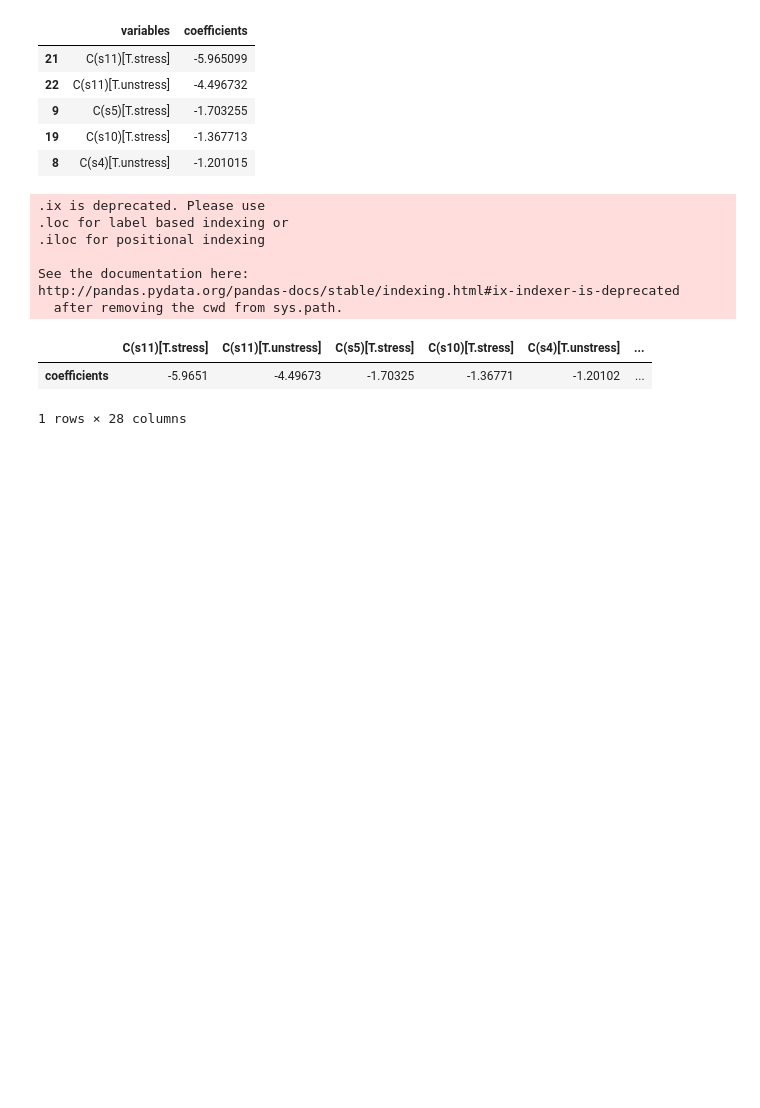
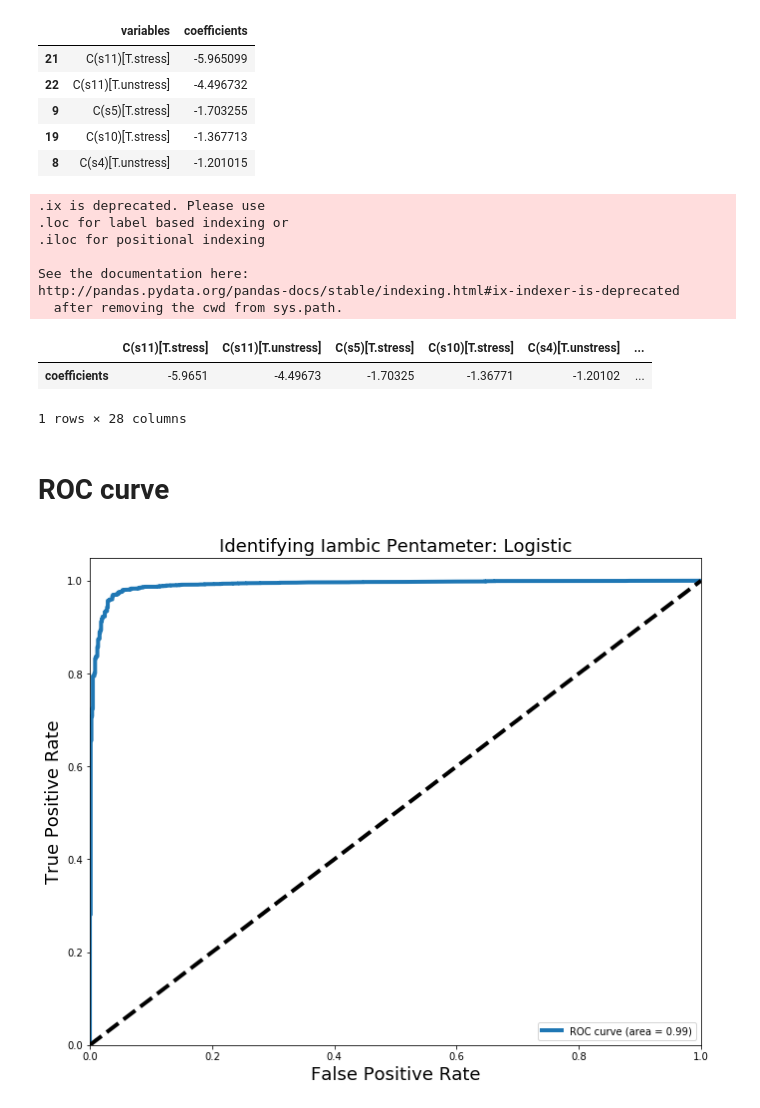
Before and after one commit to amadorschulze92/iambic_songs, a Jupyter notebook: model.ipynb, the cells around one changed output. Saved outputs shown, nothing was run; the diff lists cells and outputs as text; code cells hidden in the pictures; blank space fills up the shorter version.

Commit message:
Update ROC curve

```diff
--- a/model.ipynb
+++ b/model.ipynb
@@ -284,3 +284,30 @@ http://pandas.pydata.org/pandas-docs/stable/indexing.html#ix-indexer-is-deprecat
 |  | C(s11)[T.stress] | C(s11)[T.unstress] | C(s5)[T.stress] | C(s10)[T.stress] | C(s4)[T.unstress] | ... |
 | coefficients | -5.9651 | -4.49673 | -1.70325 | -1.36771 | -1.20102 | ... |
 1 rows × 28 columns
+# %% [markdown]
+# ROC curve
+# %%
+Ytrue = pd.Series(np.ravel(Y))
+Y_score = logreg.decision_function(X)
+
+FPR = dict()
+TPR = dict()
+ROC_AUC = dict()
+
+# For class 1, find the area under the curve
+FPR[1], TPR[1], _ = roc_curve(Ytrue, Y_score)
+ROC_AUC[1] = auc(FPR[1], TPR[1])
+
+# Plot of a ROC curve for class 1 (has_cancer)
+plt.figure(figsize=[11,9])
+plt.plot(FPR[1], TPR[1], label='ROC curve (area = %0.2f)' % ROC_AUC[1], linewidth=4)
+plt.plot([0, 1], [0, 1], 'k--', linewidth=4)
+plt.xlim([0.0, 1.0])
+plt.ylim([0.0, 1.05])
+plt.xlabel('False Positive Rate', fontsize=18)
+plt.ylabel('True Positive Rate', fontsize=18)
+plt.title('Identifying Iambic Pentameter: Logistic', fontsize=18)
+plt.legend(loc="lower right")
+plt.show()
+# %% [output]
+[figure, added]
```
